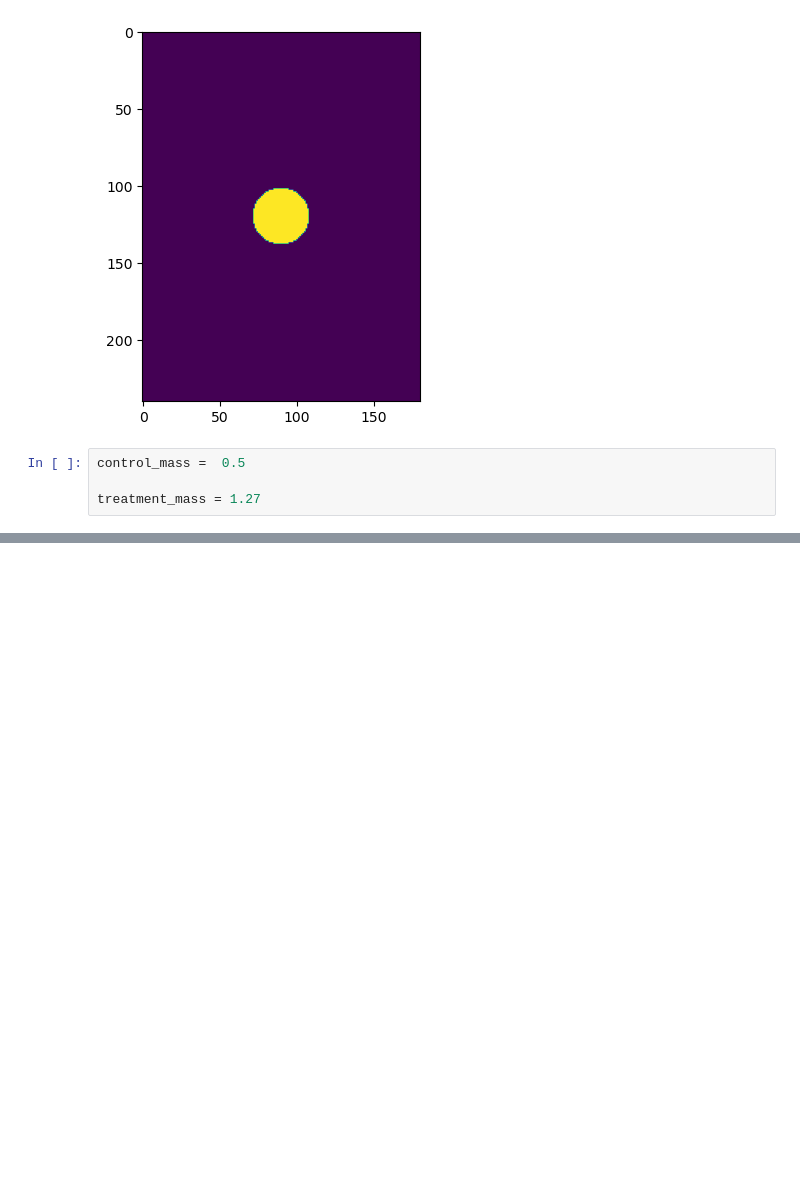
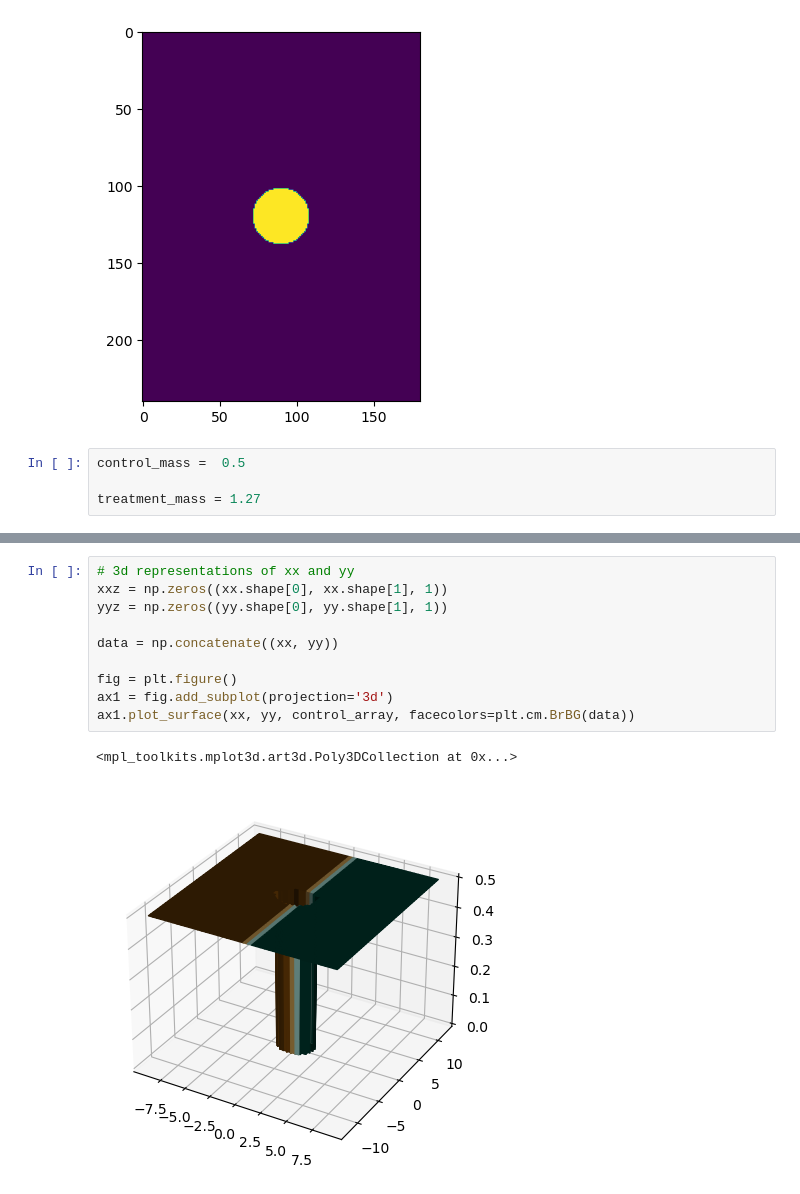
Before and after one commit to amarcozzi/bandy-circles, a Jupyter notebook: src/generate_bdf_files.ipynb, the cells around one changed output, grey strips where cells are left out. Saved outputs shown, nothing was run; the diff lists cells and outputs as text; blank space fills up the shorter version.

```diff
--- a/src/generate_bdf_files.ipynb
+++ b/src/generate_bdf_files.ipynb
@@ -54,0 +125,13 @@ inside_circle.shape
+# %%
+# 3d representations of xx and yy
+xxz = np.zeros((xx.shape[0], xx.shape[1], 1))
+yyz = np.zeros((yy.shape[0], yy.shape[1], 1))
+
+data = np.concatenate((xx, yy))
+
+fig = plt.figure()
+ax1 = fig.add_subplot(projection='3d')
+ax1.plot_surface(xx, yy, control_array, facecolors=plt.cm.BrBG(data))
+# %% [output]
+<mpl_toolkits.mplot3d.art3d.Poly3DCollection at 0x...>
+[figure, added]
```
Also changed, not shown: parts of 15 cells of this notebook, 2 other files.
